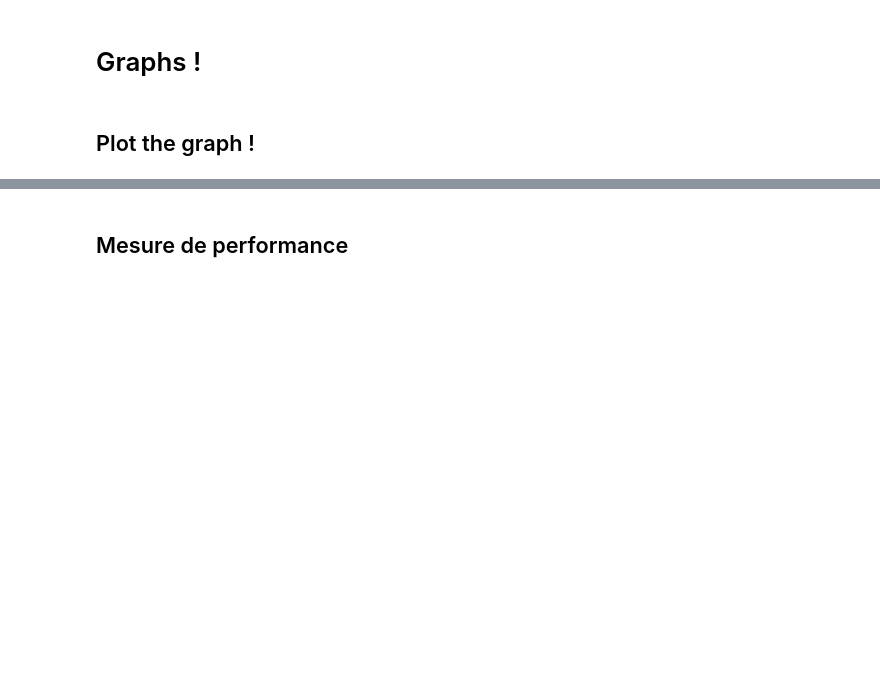
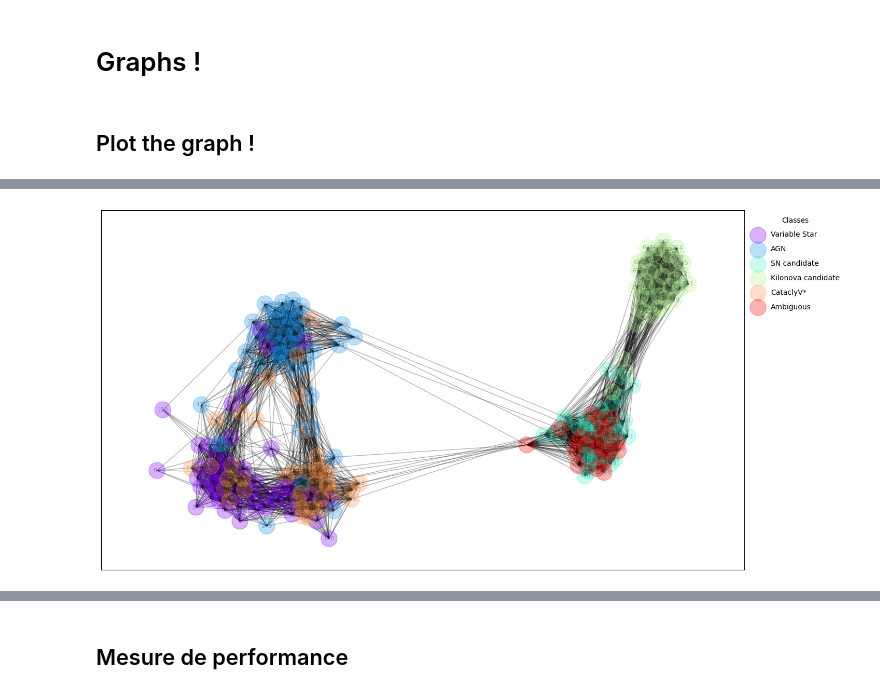
Before and after one commit to pierrecavalier/graph_fink, a Jupyter notebook: Neural Network.ipynb, the cells around one changed output, grey strips where cells are left out. Drawn from its saved outputs; the diff is of its cells as text; code cells hidden in the pictures; blank space fills up the shorter version.

Commit message:
neural network model and code for the report added

```diff
--- a/Neural Network.ipynb
+++ b/Neural Network.ipynb
@@ -221,3 +257,5 @@ anomaly.columns = [col[2:] if col[1] == ':' else col for col in anomaly.columns]
+# %%
+anomaly = pd.read_parquet('/home/centos/data/anomaly.parquet')
 # %% [markdown]
 ## Colormaping
 # %%
@@ -297,3 +353,7 @@ label_sample2 = label[df_filt_selected_sample2.index]
+# %%
+#change index of df_filt_selected_sample2 to have the same index as temp2
+df_filt_selected_sample2.index = temp2.index
+df_filt_selected_sample.index = temp.index
 # %%
 #creating a X_train containing all pair of X_train
 X_train = []
@@ -580,0 +639,73 @@ Ano6 has no edges
+# %%
+#defining the graph
+G = nx.Graph()
+G_temp = nx.Graph()
+thresh = 0.5
+
+#defining colors
+plt.figure(figsize=(16,9))
+color_map = []
+
+#change color of each node according to their type
+G_temp.add_nodes_from(df_filt_selected_sample2.index)
+
+for node in G_temp:
+        ele = name_meta[df['finkclass'][node]]
+        color_map.append(ele)
+
+        #add the node to the graph
+        G.add_node(node)
+
+
+for ind, key in enumerate(name_meta):
+    plt.scatter([],[], color=name_meta[key], alpha=0.3, s=500, label=key)
+
+
+
+dict_edges = {}
+for i in range(len(df_filt_selected_sample2) + len(ambiguous_sample)):
+    dict_edges[i] = {}
+
+for i in range(len(df_filt_selected_sample2)):
+    if df_filt_selected_sample2.index[i] in G.nodes():
+        for j in range(i+1, len(df_filt_selected_sample2)):
+            if df_filt_selected_sample2.index[j] in G.nodes():
+                pred = float(net(torch.tensor([[df_filt_selected_sample2.iloc[i].to_list(), df_filt_selected_sample2.iloc[j].to_list()]], dtype=torch.float32)))
+                if pred > 0.5:
+                    G.add_edge(df_filt_selected_sample2.index[i], df_filt_selected_sample2.index[j])
+
+
+                dict_edges[i][j] = pred
+                dict_edges[j][i] = pred
+
+#adding ambiguous edges
+G.add_nodes_from(ambiguous_sample.index)
+taille = len(df_filt_selected_sample2)
+
+for i in range(len(ambiguous_sample)):
+    color_map.append(name_meta["Ambiguous"])
+    for j in range(len(df_filt_selected_sample2)):
+        pred = float(net(torch.tensor([[ambiguous_sample.iloc[i].to_list(), df_filt_selected_sample2.iloc[j].to_list()]], dtype=torch.float32)))
+        if pred > thresh:
+            G.add_edge(ambiguous_sample.index[i], df_filt_selected_sample2.index[j])
+
+
+            dict_edges[taille + i][j] = pred
+            dict_edges[j][taille + i] = pred
+
+count = 0
+for i in range(len(ambiguous_sample)):
+    for j in range(i + 1, len(ambiguous_sample)):
+        pred = float(net(torch.tensor([[ambiguous_sample.iloc[i].to_list(), ambiguous_sample.iloc[j].to_list()]], dtype=torch.float32)))
+        if pred > thresh:
+            G.add_edge(ambiguous_sample.index[i], ambiguous_sample.index[j])
+            count += 1
+
+            dict_edges[taille + i][taille + j] = pred
+            dict_edges[taille + j][taille + i] = pred
+
+nx.draw_networkx(G, with_labels=True, node_color=color_map, node_size=500, alpha=0.3, font_size=8)
+plt.legend(scatterpoints=1, frameon=False, labelspacing=1, title='Classes', bbox_to_anchor=(1, 1), loc='upper left')
+plt.show()
+# %% [output]
+[figure, added]
```
Also changed, not shown: parts of 28 cells of this notebook, 1 other file.
